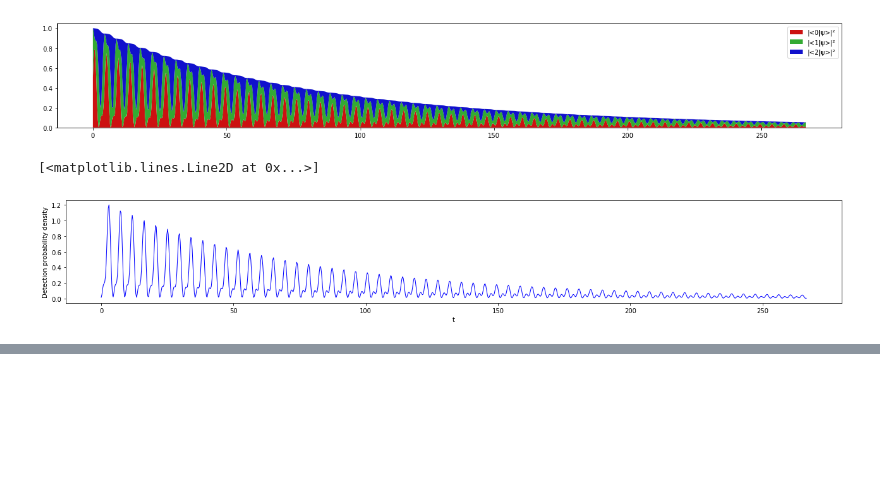
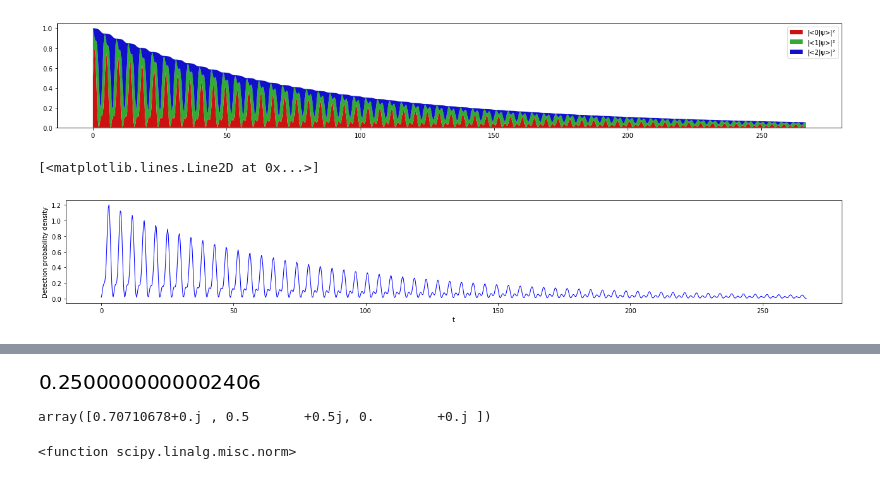
Before and after one commit to gderosa/timeq, a Jupyter notebook: comp/jupyter/detect-gentle3.ipynb, the cells around one changed output, grey strips where cells are left out. Drawn from its saved outputs; the diff is of its cells as text; code cells hidden in the pictures; blank space fills up the shorter version.

```diff
--- a/comp/jupyter/detect-gentle3.ipynb
+++ b/comp/jupyter/detect-gentle3.ipynb
@@ -342,0 +359,21 @@ ax.plot(times_extended, -np.gradient(norms_extended**2, times), c='b', linewidth
+# %%
+Omega = F @ T @ F_dagger * 2*np.pi * NT / DT**2
+# %%
+J = np.kron(Omega, np.eye(3)) + np.kron(np.eye(NN), H_n)
+# %%
+eigenvalues, eigenvectors = np.linalg.eig(J)
+# %%
+eigenvectors = eigenvectors.T
+# %%
+# towards best-fidelity find
+np.abs( ( eigenvectors[1][:3] / norm(eigenvectors[1][:3]) ).dot(psi_0_n) )**2
+# %% [output]
+[figure, added]
+# %%
+psi_0_n
+# %% [output]
+array([0.70710678+0.j , 0.5       +0.5j, 0.        +0.j ])
+# %%
+norm
+# %% [output]
+<function scipy.linalg.misc.norm>
```
Also changed, not shown: parts of 5 cells of this notebook.
